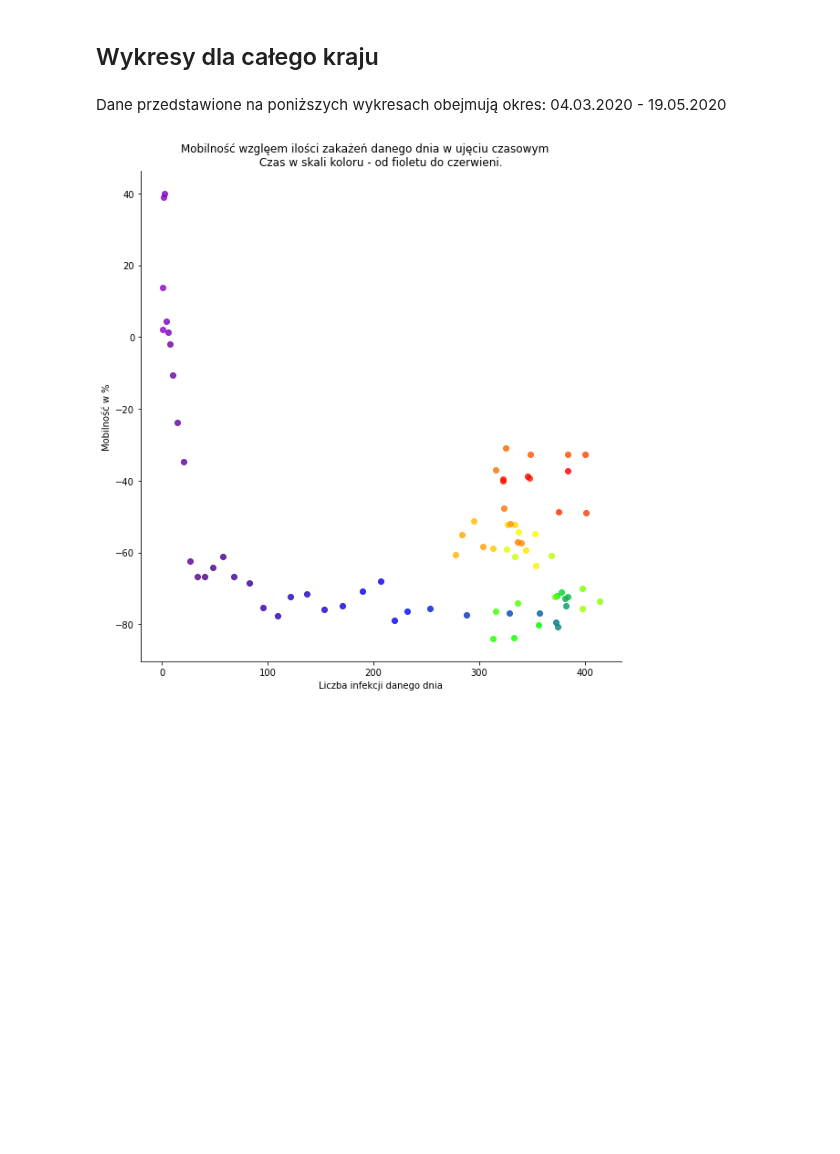
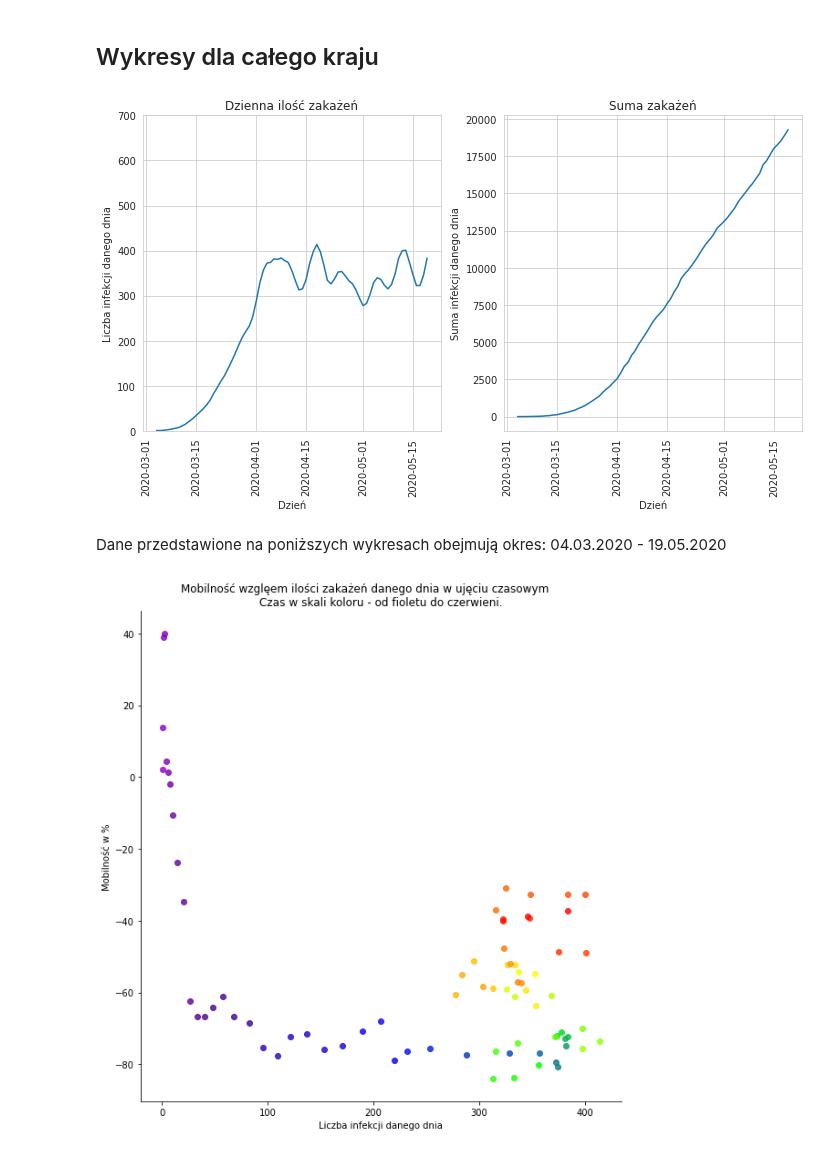
Before and after one commit to knmlprz/corona-analysis-1, a Jupyter notebook: notebooks/Analiza.ipynb, the cells around one changed output. Saved outputs shown, nothing was run; the diff lists cells and outputs as text; code cells hidden in the pictures; blank space fills up the shorter version.

Commit message:
add graph: dane_marzec

```diff
--- a/notebooks/Analiza.ipynb
+++ b/notebooks/Analiza.ipynb
@@ -76,5 +84,32 @@ df.head(1)
 # %% [markdown]
 ## Wykresy dla całego kraju
+# %%
+from matplotlib import pyplot as plt
+
+sns.set_style("whitegrid")
+
+plt.figure(figsize=(10,6))
+
+ax1 = plt.subplot(121)
+
+sns.lineplot(x='index', y='confirmed_infections', data=df.reset_index(), legend=False, ax=ax1)
+ax1.set(ylabel='Liczba infekcji danego dnia', xlabel='Dzień')
+ax1.set_title("Dzienna ilość zakażeń")
+ax1.set_ylim([0,700])
+plt.xticks(rotation = 'vertical')
+
+ax2 = plt.subplot(122)
+sns.lineplot(x='index', y='zar', data=df.reset_index(), legend=False, ax=ax2)
+ax2.set(ylabel='Suma infekcji danego dnia', xlabel='Dzień')
+ax2.set_title("Suma zakażeń")
+plt.xticks(rotation = 'vertical')
+
+
+plt.tight_layout()
+
+plt.savefig("../img/dane_marzec.png", dpi=200)
+# %% [output]
+[figure, added]
 # %% [markdown]
 Dane przedstawione na poniższych wykresach obejmują okres: 04.03.2020 - 19.05.2020
 # %%
```
Also changed, not shown: parts of 3 cells of this notebook, 1 other file.
